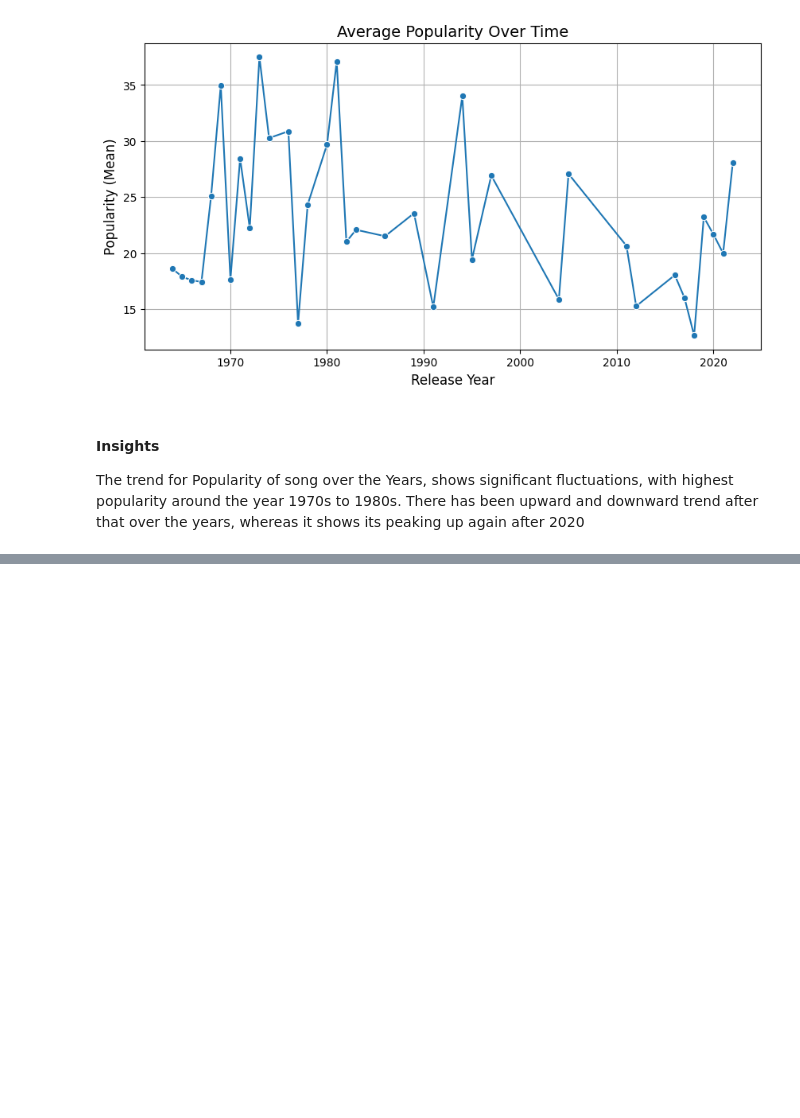
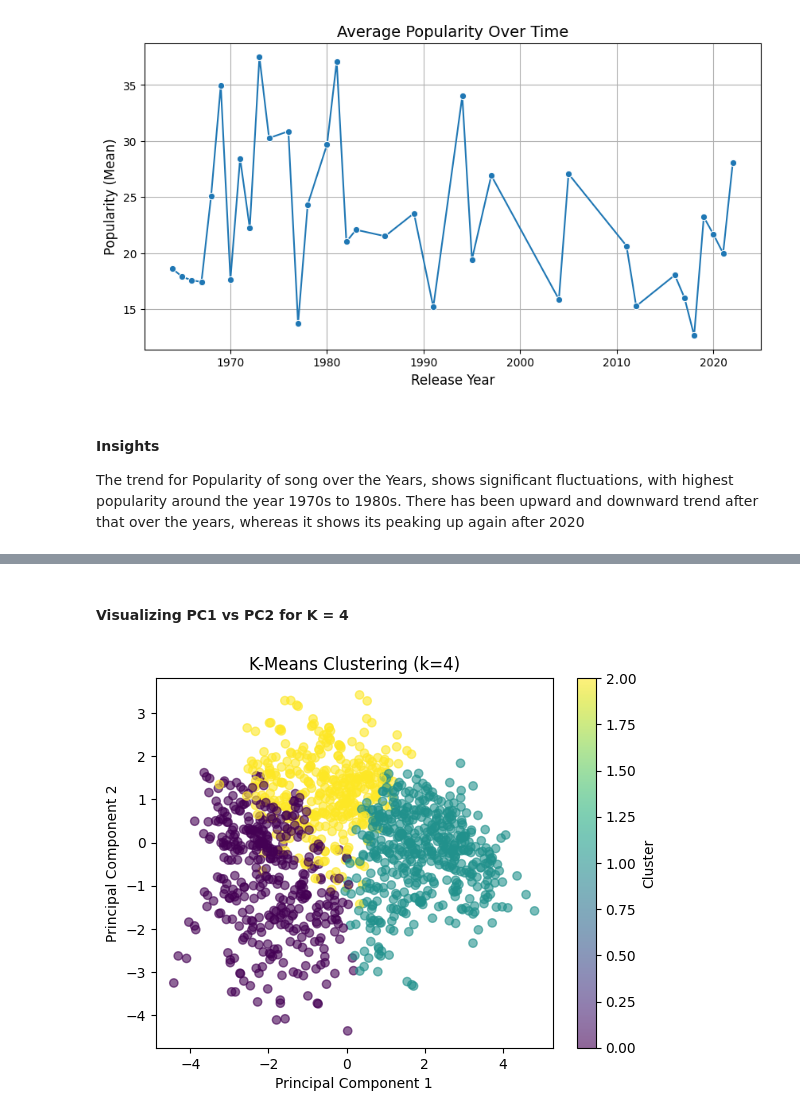
Before and after one commit to lalraviranjan/iitg_genAiMl, a Jupyter notebook: Machine-Learning-Project/Creating-Cohorts-of-Songs/Cohorts-of-songs-unsupervised-learning-implementation.ipynb, the cells around one changed output, grey strips where cells are left out. Cells and saved outputs as stored; diff of their text form; code cells hidden in the pictures; blank space fills up the shorter version.

```diff
--- a/Machine-Learning-Project/Creating-Cohorts-of-Songs/Cohorts-of-songs-unsupervised-learning-implementation.ipynb
+++ b/Machine-Learning-Project/Creating-Cohorts-of-Songs/Cohorts-of-songs-unsupervised-learning-implementation.ipynb
@@ -438,0 +565,14 @@ The trend for Popularity of song over the Years, shows significant fluctuations,
+# %%
+kmeans = KMeans(n_clusters=3, init="k-means++")
+clusters = kmeans.fit_predict(data_pca)
+# %% [markdown]
+#### Visualizing PC1 vs PC2 for K = 4
+# %%
+plt.scatter(data_pca[:, 0], data_pca[:, 1], c=clusters, cmap='viridis', alpha=0.6)
+plt.title("K-Means Clustering (k=4)")
+plt.xlabel("Principal Component 1")
+plt.ylabel("Principal Component 2")
+plt.colorbar(label="Cluster")
+plt.show()
+# %% [output]
+[figure, added]
```
Also changed, not shown: parts of 37 cells of this notebook.
